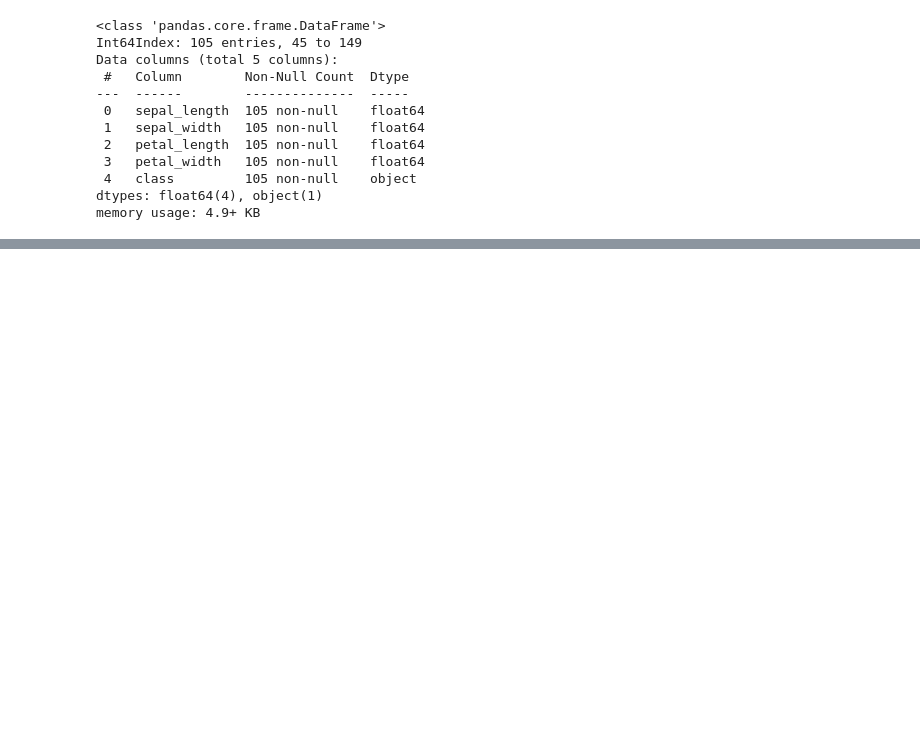
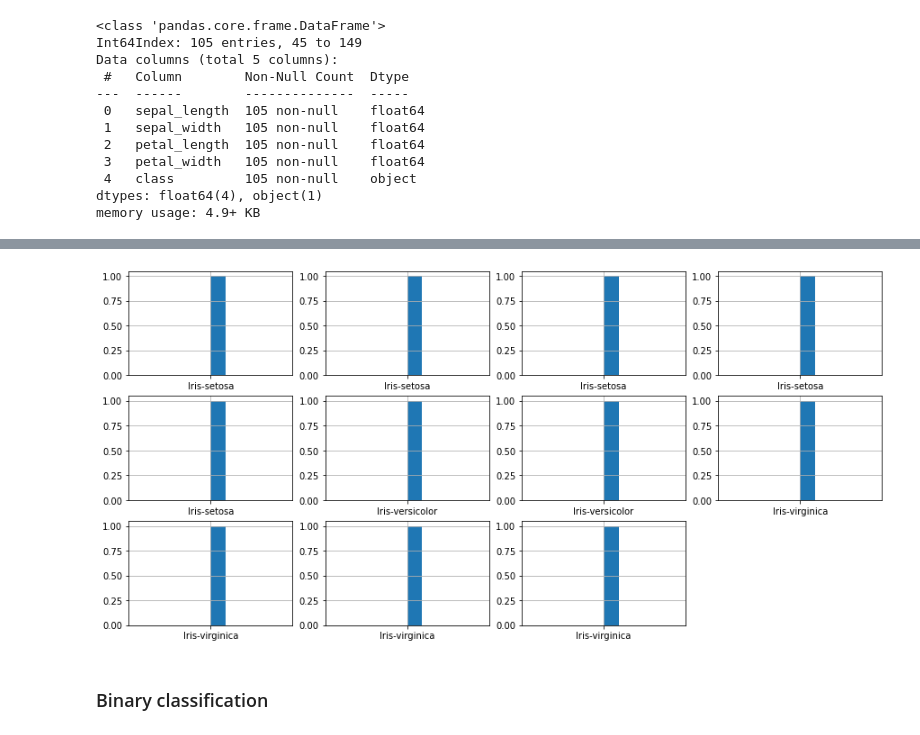
Before and after one commit to ulmii/machine-learning, a Jupyter notebook: metrics.ipynb, the cells around one changed output, grey strips where cells are left out. Saved outputs shown, nothing was run; the diff lists cells and outputs as text; code cells hidden in the pictures; blank space fills up the shorter version.

```diff
--- a/metrics.ipynb
+++ b/metrics.ipynb
@@ -108,0 +198,4 @@ plt.show()
+# %%
+new, _ = hold_out(data=iris, test_size=0.9, shuffle=True)
+
+new.info()
@@ -108,0 +215,19 @@ plt.show()
+# %%
+def leave_one_out(*, data: pd.core.frame.DataFrame, columns: list = []):
+
+    for train, test in cross_validation(data=data, k_splits=len(data), shuffle=False, columns=columns):
+        yield train, test
+# %%
+plt.figure(figsize=(15, 20))
+i = 1
+
+for train, test in leave_one_out(data=new, columns=['class']):
+    plt.subplot(8, 4, i)
+    test['class'].hist()
+    i += 1
+
+plt.show()
+# %% [output]
+[figure, added]
+# %% [markdown]
+### Binary classification
```
Also changed, not shown: parts of 21 cells of this notebook.
